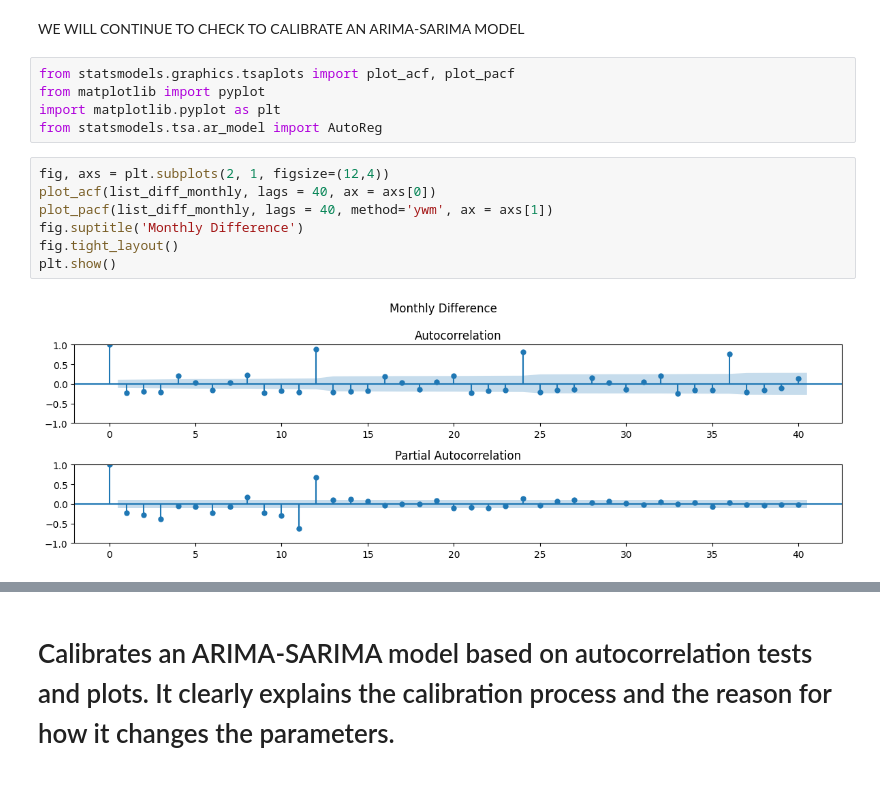
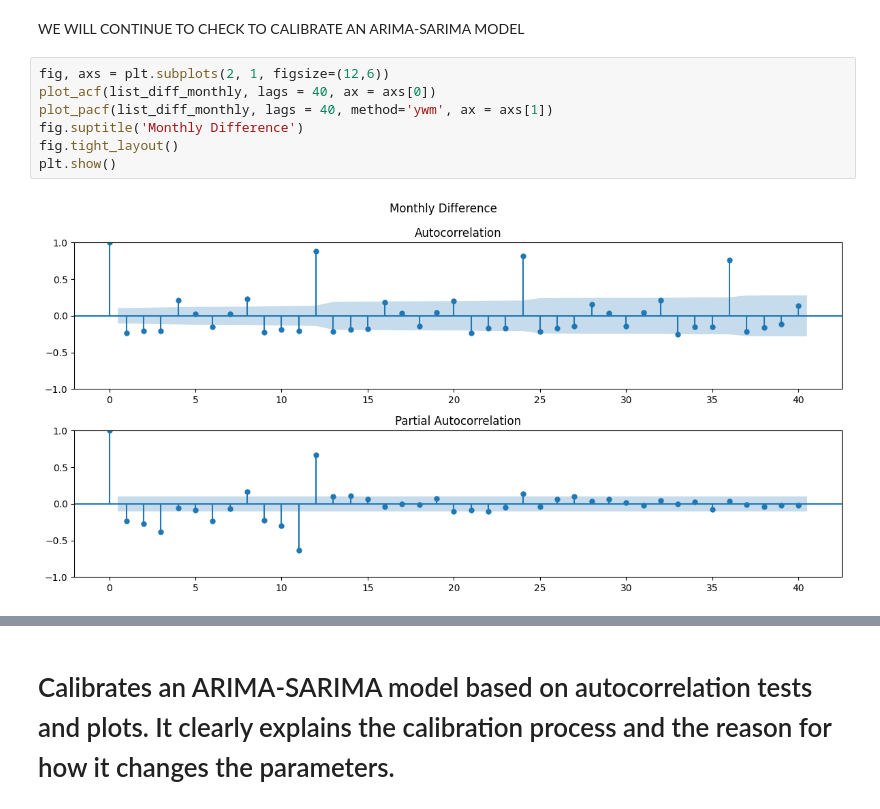
Before and after one commit to A01706648/TC3007_Statistic, a Jupyter notebook: ARIMA_SARIMA.ipynb, the cells around one changed output, grey strips where cells are left out. Saved outputs shown, nothing was run; the diff lists cells and outputs as text.

```diff
--- a/ARIMA_SARIMA.ipynb
+++ b/ARIMA_SARIMA.ipynb
@@ -92,18 +110,13 @@ P VALUE OF THE ORIGINAL VALUE IS 0.96, MUCH MORE THAN 0.05, SO THE ORIGINAL VALU
 P VALUE OF THE DIFF_MONTHLY, DIFF_QUATER, DIFF_ANNUAL ARE ALL LESS THAN 0.05, SO THEY ARE ALL STATIONARY.
 # %% [markdown]
 WE WILL CONTINUE TO CHECK TO CALIBRATE AN ARIMA-SARIMA MODEL
-# %%
-from statsmodels.graphics.tsaplots import plot_acf, plot_pacf
-from matplotlib import pyplot
-import matplotlib.pyplot as plt
-from statsmodels.tsa.ar_model import AutoReg
 # %%
-fig, axs = plt.subplots(2, 1, figsize=(12,4))
+fig, axs = plt.subplots(2, 1, figsize=(12,6))
 plot_acf(list_diff_monthly, lags = 40, ax = axs[0])
 plot_pacf(list_diff_monthly, lags = 40, method='ywm', ax = axs[1])
 fig.suptitle('Monthly Difference')
 fig.tight_layout()
 plt.show()
 # %% [output]
-[figure, old version]
+[figure, new version]
 # %%
```
Also changed, not shown: parts of 22 cells of this notebook.
